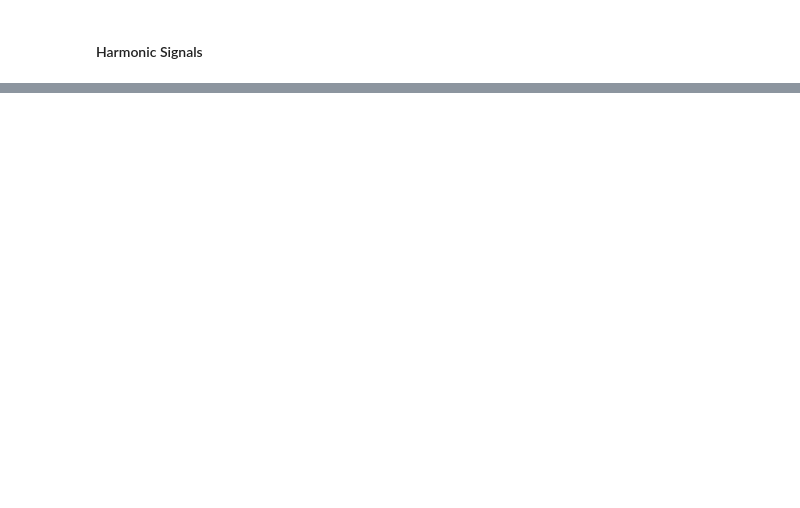
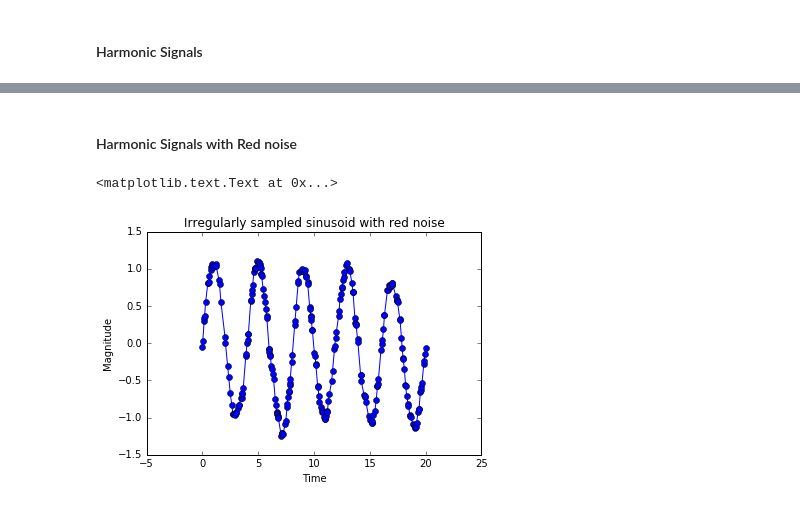
Before and after one commit to TimeSynth/TimeSynth, a Jupyter notebook: TimeSynthExamples.ipynb, the cells around one changed output, grey strips where cells are left out. Saved outputs shown, nothing was run; the diff lists cells and outputs as text; code cells hidden in the pictures; blank space fills up the shorter version.

Commit message:
Adding red noise class

```diff
--- a/TimeSynthExamples.ipynb
+++ b/TimeSynthExamples.ipynb
@@ -33,0 +34,20 @@ plt.title('Irregularly sampled sinusoid with noise')
+# %% [markdown]
+#### Harmonic Signals with Red noise
+# %%
+#Initializing Gaussian noise
+red_noise = ts.noise.RedNoise(std=0.5, tau=0.8)
+# %%
+#Initializing TimeSeries class with the signal and noise objects
+timeseries_corr = ts.TimeSeries(sinusoid, noise_generator=red_noise)
+# %%
+#Sampling using the irregular time samples
+samples_corr, signals_corr, errors_corr = timeseries_corr.sample_(irregular_time_samples)
+# %%
+#Plotting the series
+plt.plot(irregular_time_samples, samples_corr, marker='o')
+plt.xlabel('Time')
+plt.ylabel('Magnitude')
+plt.title('Irregularly sampled sinusoid with red noise')
+# %% [output]
+<matplotlib.text.Text at 0x...>
+[figure, added]
```
Also changed, not shown: parts of 2 cells of this notebook, 1 other file.
